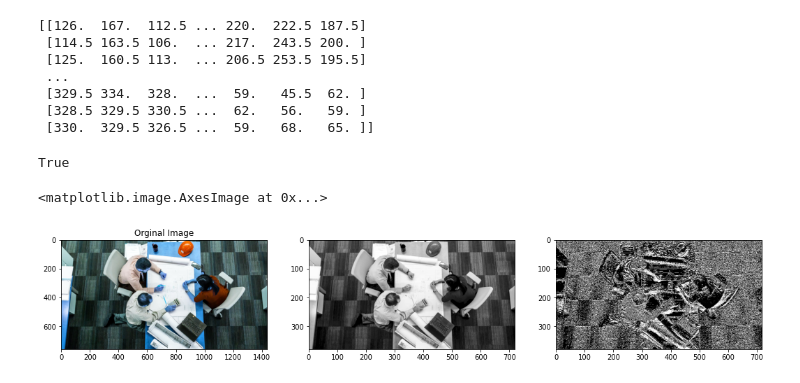
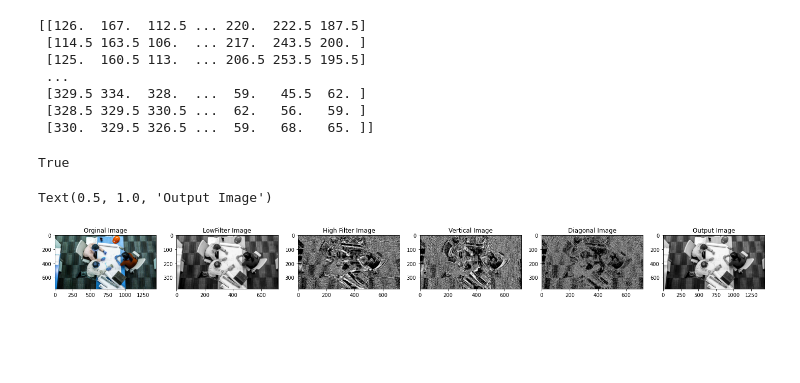
Before and after one commit to nahidnstu12/python-playground, a Jupyter notebook: image processing/assignment-3.ipynb, the cells around one changed output. Saved outputs shown, nothing was run; the diff lists cells and outputs as text; code cells hidden in the pictures; blank space fills up the shorter version.

```diff
--- a/image processing/assignment-3.ipynb
+++ b/image processing/assignment-3.ipynb
@@ -287,30 +321,30 @@ True
 # %%
 # e = io.imshow(equ)
 orgImg = cv.imread('./images/test-1.png')
 lowImg = cv.imread('./images/test-1-low.png')
 highImg = cv.imread('./images/test-1-high.png')
 vertImg = cv.imread('./images/test-1-vertical.png')
 diagImg = cv.imread('./images/test-1-d.png')
 outputImg = cv.imread('./images/rimg.png')
 
-fig, (ax1, ax2, ax3) = plt.subplots(nrows=1, ncols=3, figsize=(18, 8))
+fig, (ax1, ax2, ax3, ax4, ax5, ax6) = plt.subplots(nrows=1, ncols=6, figsize=(25, 10))
 ax1.imshow(orgImg)
 ax1.set_title("Orginal Image")
 
 ax2.imshow(lowImg)
-# ax2.set_title("")
+ax2.set_title("LowFilter Image")
 
 ax3.imshow(highImg)
-# ax3.set_title("")
+ax3.set_title("High Filter Image")
 
-# ax4.imshow(vertImg)
-# # ax4.set_title("")
+ax4.imshow(vertImg)
+ax4.set_title("Vertical Image")
 
-# ax5.imshow(diagImg)
-# # ax5.set_title("")
+ax5.imshow(diagImg)
+ax5.set_title("Diagonal Image")
 
-# ax6.imshow(outputImg)
-# # ax6.set_title("")
+ax6.imshow(outputImg)
+ax6.set_title("Output Image")
 # %% [output]
-<matplotlib.image.AxesImage at 0x...>
+Text(0.5, 1.0, 'Output Image')
-[figure, old version]
+[figure, new version]
```
Also changed, not shown: parts of 18 cells of this notebook, 2 other files.
